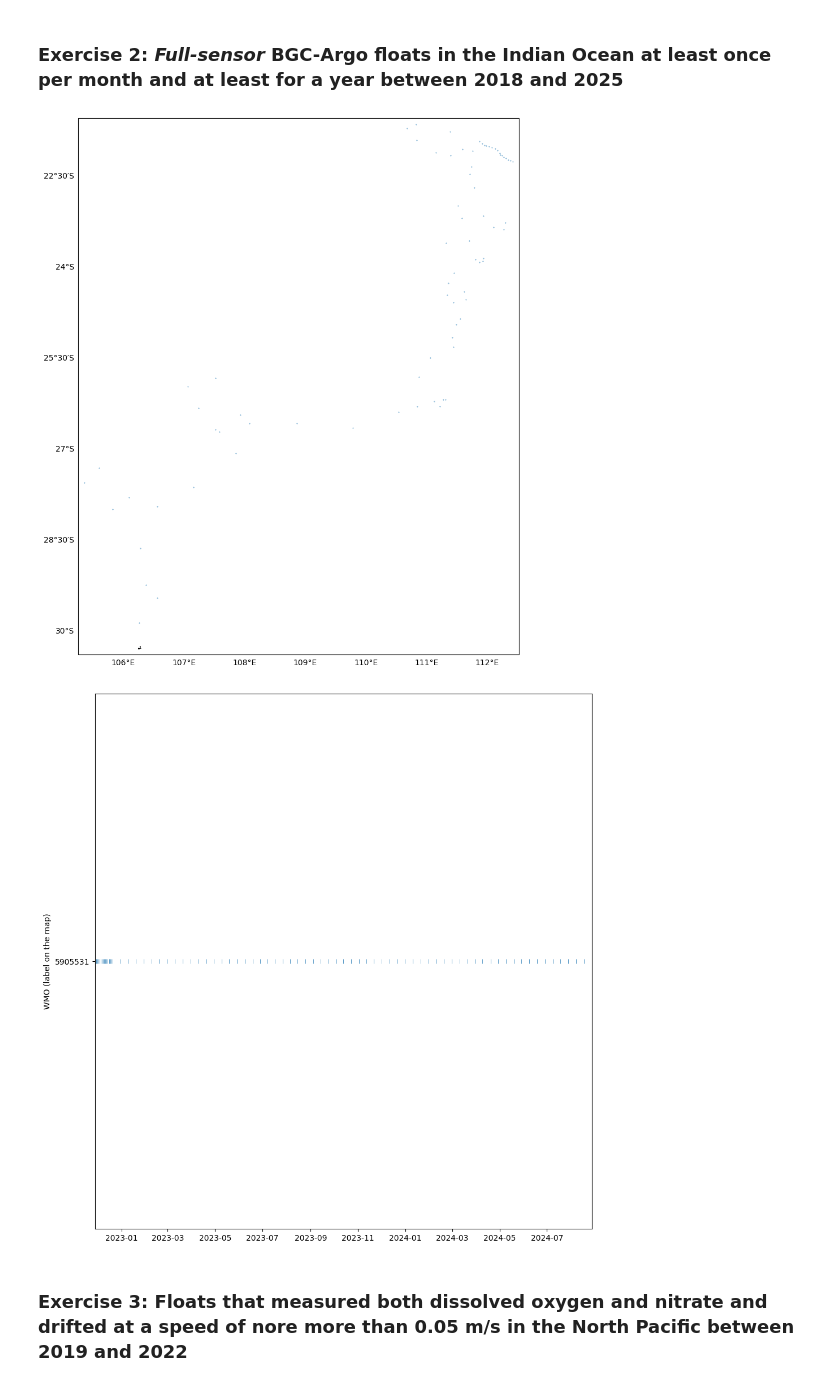
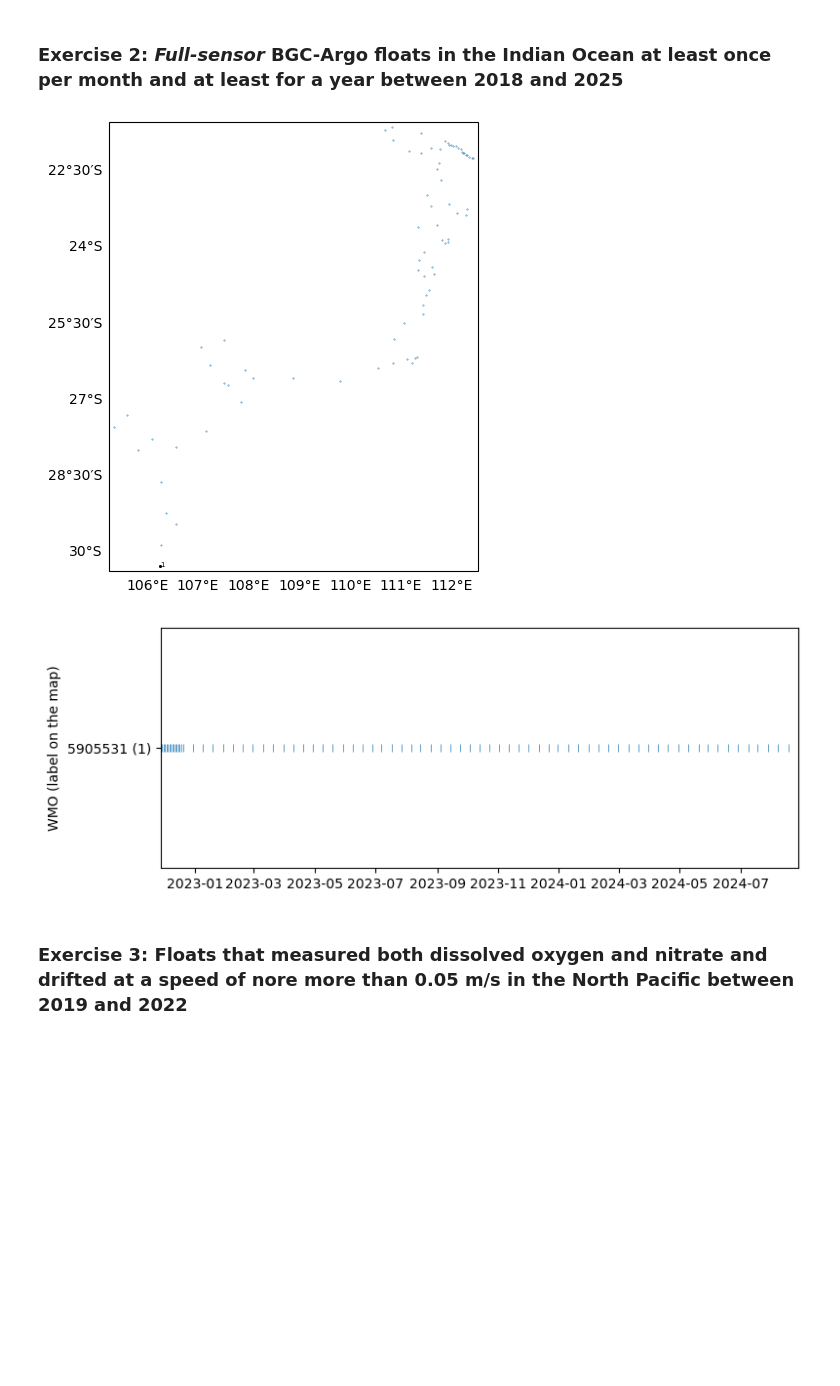
Before and after one commit to hakaseh/bgc-argo-tutorials, a Jupyter notebook: lessons/lesson_2.ipynb, the cells around one changed output. Saved outputs shown, nothing was run; the diff lists cells and outputs as text; code cells hidden in the pictures; blank space fills up the shorter version.

Commit message:
clean up. ignore images, data, spreadsheet, float directories. complete lessons 1-3. lesson 4 next.

```diff
--- a/lessons/lesson_2.ipynb
+++ b/lessons/lesson_2.ipynb
@@ -120,7 +120,8 @@ def save_map_timeline(df_index, note = 'default', mapsize = (10,10), timelinesiz
     fig1.savefig(f'map_{note}.png', dpi=300, bbox_inches='tight')
 
     ax2.set_yticks(range(len(wmo_list)))
-    ax2.set_yticklabels(wmo_list)
+    formatted_labels = [f"{wmo} ({i+1})" for i, wmo in enumerate(wmo_list)]
+    ax2.set_yticklabels(formatted_labels)
     ax2.set_xlim(df_index['datetime'].min(), df_index['datetime'].max())
     ax2.set_ylabel('WMO (label on the map)')
     fig2.tight_layout()
@@ -155,12 +156,12 @@ save_map_timeline(df_index, note)
 # %% [markdown]
 ### Exercise 2: *Full-sensor* BGC-Argo floats in the Indian Ocean at least once per month and at least for a year between 2018 and 2025
 # %%
-df_index = pd.read_csv('argo_synthetic-profile_index_exercise2.csv',parse_dates=['datetime'])
-note = 'exercise2'
-save_map_timeline(df_index, note)
+df_index = pd.read_csv('argo_synthetic-profile_index_ex2.csv',parse_dates=['datetime'])
+note = 'ex2'
+save_map_timeline(df_index, note, mapsize=(5,5), timelinesize=(8,3))
 # %% [output]
-[figure, old version]
+[figure, new version]
-[figure, old version]
+[figure, new version]
 # %% [markdown]
 ### Exercise 3: Floats that measured both dissolved oxygen and nitrate and drifted at a speed of nore more than 0.05 m/s in the North Pacific between 2019 and 2022
 # %%
```
Also changed, not shown: parts of 4 cells of this notebook, 12 other files.
